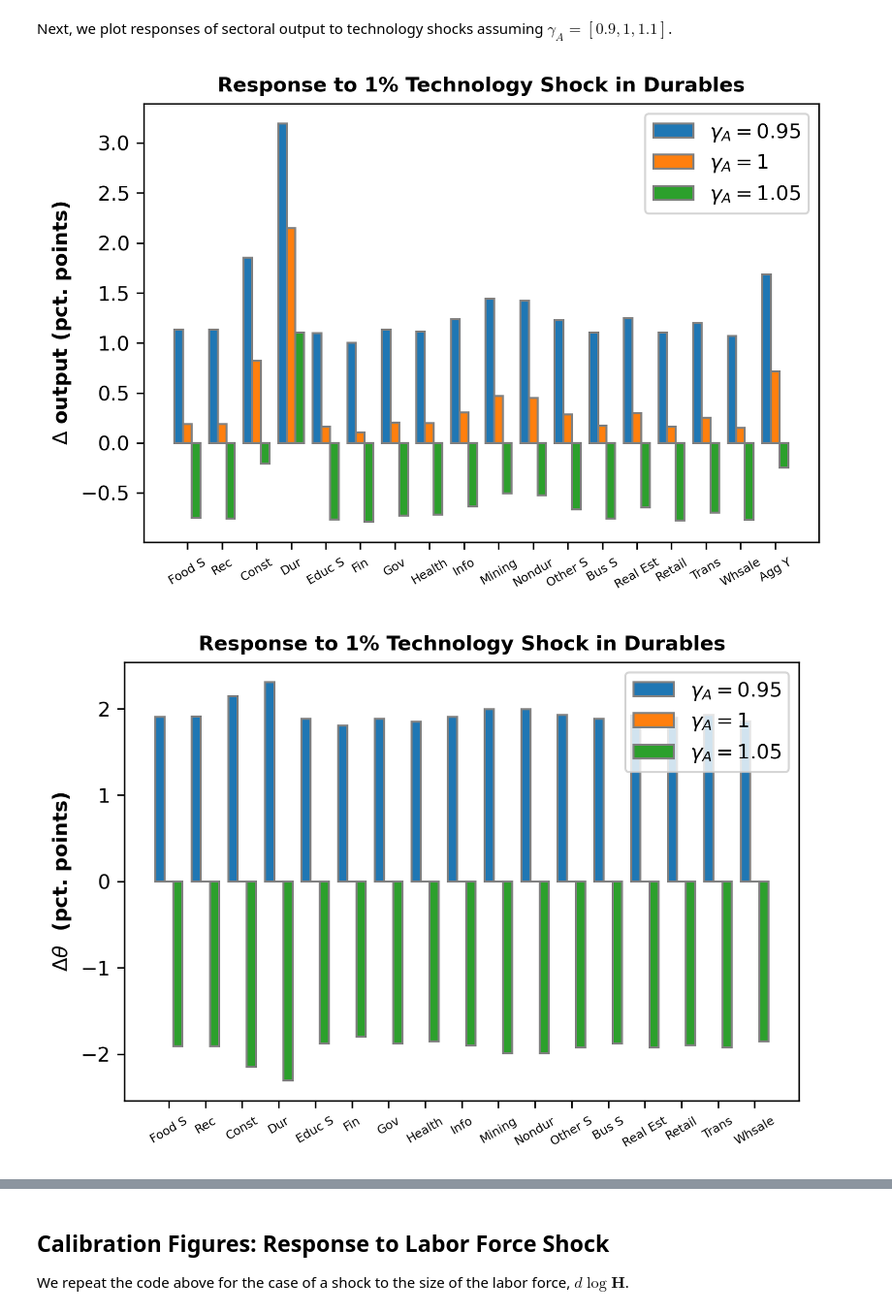
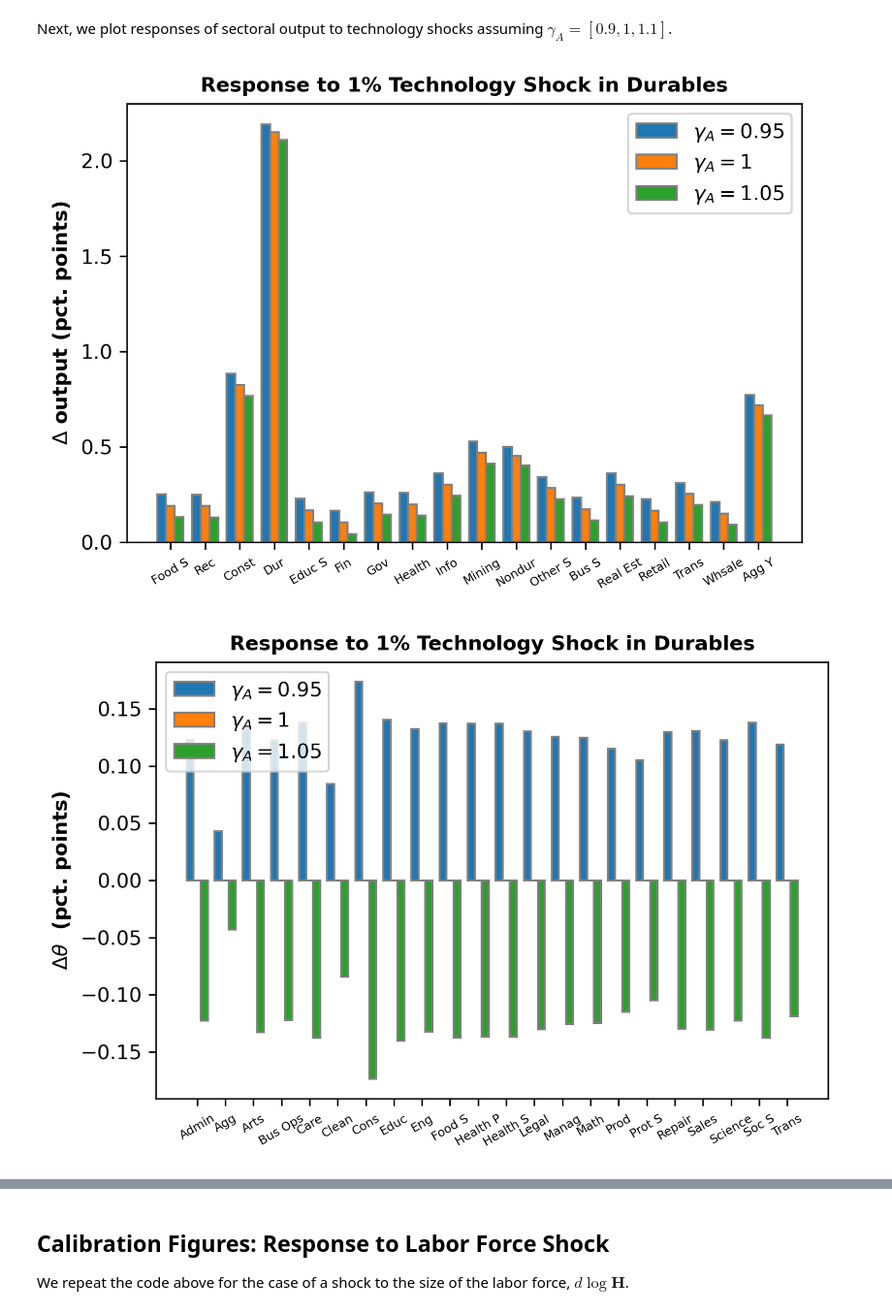
Before and after one commit to hs97/UnemploymentNetwork, a Jupyter notebook: new_code/calib3_major_occupations.ipynb, the cells around one changed output, grey strips where cells are left out. Shown at 97% size. Drawn from its saved outputs; the diff is of its cells as text; code cells hidden in the pictures.

```diff
--- a/new_code/calib3_major_occupations.ipynb
+++ b/new_code/calib3_major_occupations.ipynb
@@ -31,7 +31,7 @@ O = dfcurlyL.shape[0]
 # this is sector-level, need to change
 φ = np.array(dfParam.φ)
 
-epsN = np.diag(np.array(dfParam.α))
+epsN = np.array((np.diag(epsN) * dfepsN.T).T)
 epsD = np.array(dfParam.θ_alt).reshape((J,1))
 
 θ = dfLabor_market_yearly['v'] / dfLabor_market_yearly['u']
@@ -39,7 +39,7 @@ epsD = np.array(dfParam.θ_alt).reshape((J,1))
 curlyQ = np.diag(-ν)
 curlyF =  np.eye(O) + curlyQ
 r = 0.0293
-curlyT = np.diag(r / (np.mean(φ)*θ**(-ν) - r))
+curlyT = np.eye(O) * 0.023
+#curlyT = np.diag(r / (np.mean(φ)*np.mean(θ)**(-ν) - r))
 # NOTE: here I am picking the r so the τ's roughly look right. Down the line, we can calibrate τ directly from the data.
 # Also note that tightness is computed from unemployed workers, but in our model it should be computed from the whole work force.
-np.sum(curlyT @ np.array(dfLabor_market_yearly['e']/dfLabor_market_yearly['e'].sum()).reshape((O,1)))
@@ -245,18 +239,16 @@ save_path = '../output/figures/durables_AshockY_17occ.png'
 labels = ['$\gamma_{A} = 0.95$','$\gamma_{A} = 1$','$\gamma_{A} = 1.05$']
 bar_plot(100*sectorY_vec, sector_names, title, xlab, ylab, labels, save_path, rotation=30, fontsize=10, barWidth = 0.25, dpi=300)
 # %% [output]
-[figure, old version]
+[figure, new version]
 # %%
-occupation_names = ['Food S', 'Rec', 'Const', 'Dur', 'Educ S', 'Fin', 'Gov', 'Health',
-           'Info', 'Mining', 'Nondur', 'Other S', 'Bus S', 'Real Est', 'Retail', 'Trans',
-           'Whsale']
+occupation_names = dfcurlyL.index
 xlab = ''
 ylab = '$\Delta \\theta$  (pct. points)'
 save_path = '../output/figures/durables_AshockT_17occ.png'
 labels = ['$\gamma_{A} = 0.95$','$\gamma_{A} = 1$','$\gamma_{A} = 1.05$']
 bar_plot(100*occT_vec, occupation_names, title, xlab, ylab, labels, save_path, rotation=30, fontsize=10, barWidth = 0.25, dpi=300)
 # %% [output]
-[figure, old version]
+[figure, new version]
 # %%
 xlab = ''
 ylab = '$\Delta U$  (pct. points)'
```
Also changed, not shown: parts of 11 cells of this notebook, 6 other files.
